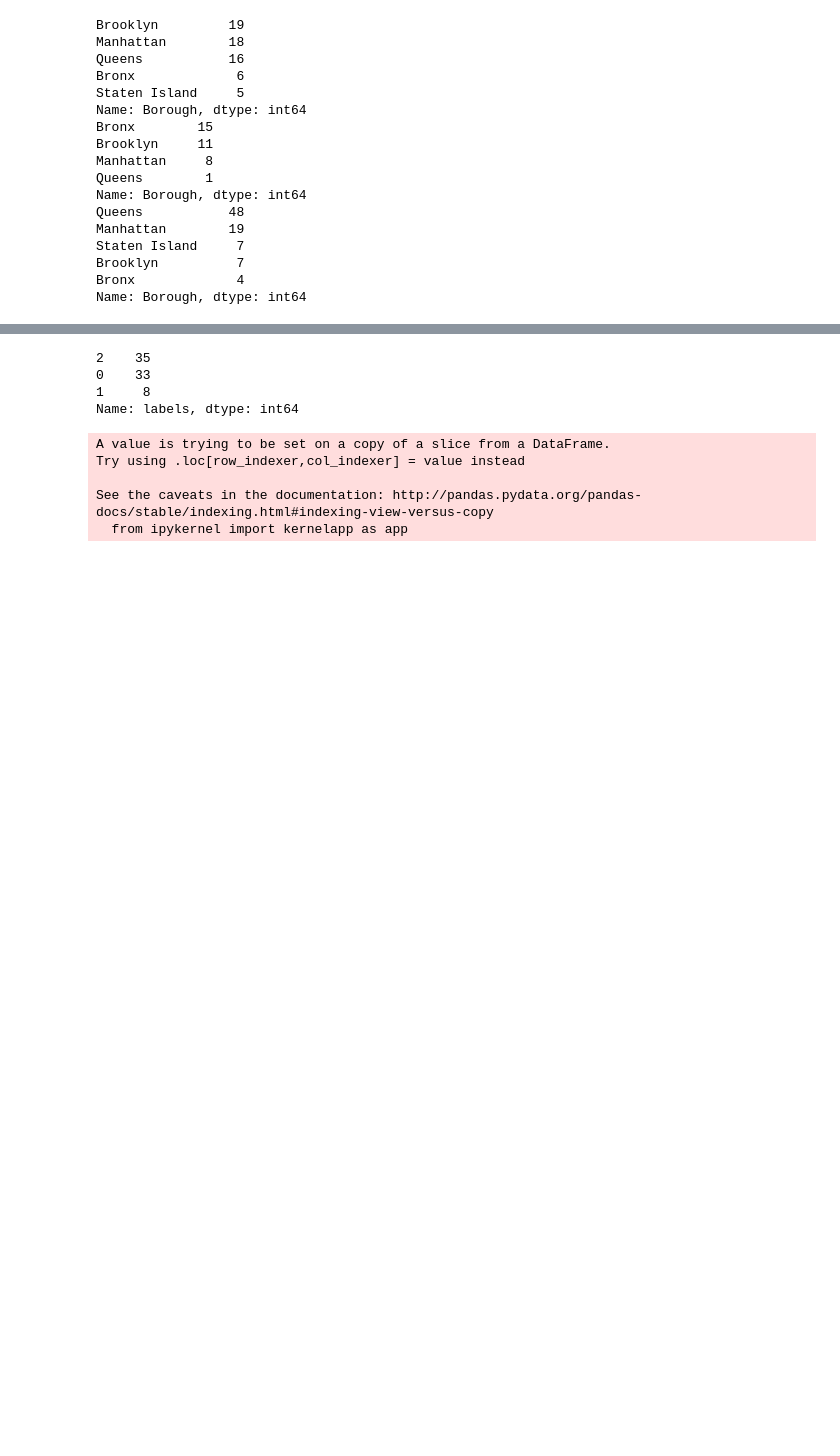
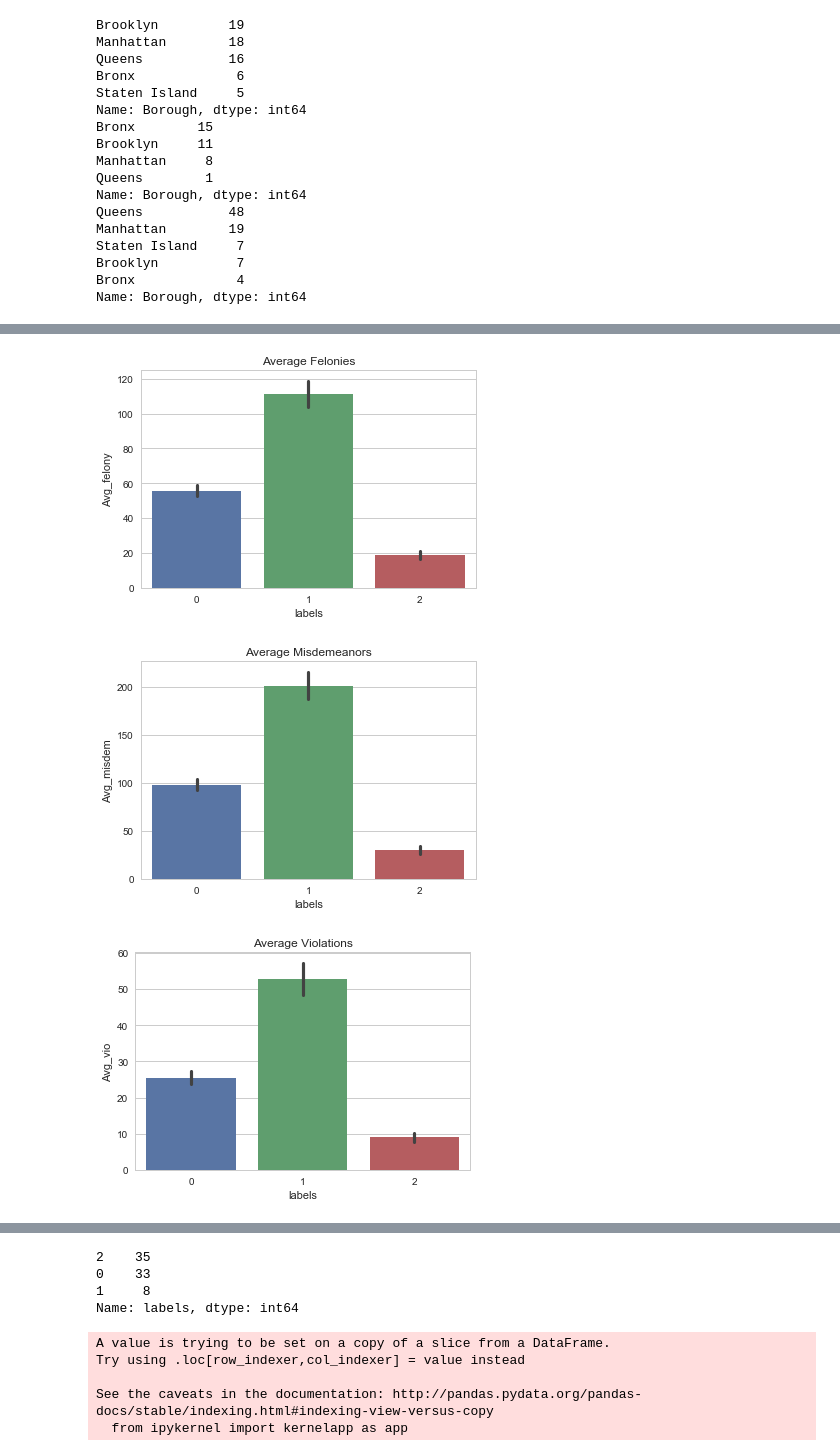
Before and after one commit to noopurP/NBAY6170_project, a Jupyter notebook: aiding_nypd.ipynb, the cells around one changed output, grey strips where cells are left out. Cells and saved outputs as stored; diff of their text form; code cells hidden in the pictures; blank space fills up the shorter version.

```diff
--- a/aiding_nypd.ipynb
+++ b/aiding_nypd.ipynb
@@ -283,0 +269,17 @@ Name: Borough, dtype: int64
+# %%
+# 2. Comparing Crime stats for every category of crime - Felony, Misdemeanor, Violation
+sns.barplot(x="labels", y="Avg_felony", data=zip_df)
+plt.title("Average Felonies")
+plt.show()
+
+sns.barplot(x="labels", y="Avg_misdem", data=zip_df)
+plt.title("Average Misdemeanors")
+plt.show()
+
+sns.barplot(x="labels", y="Avg_vio", data=zip_df)
+plt.title("Average Violations")
+plt.show()
+# %% [output]
+[figure, added]
+[figure, added]
+[figure, added]
```
Also changed, not shown: parts of 22 cells of this notebook.
